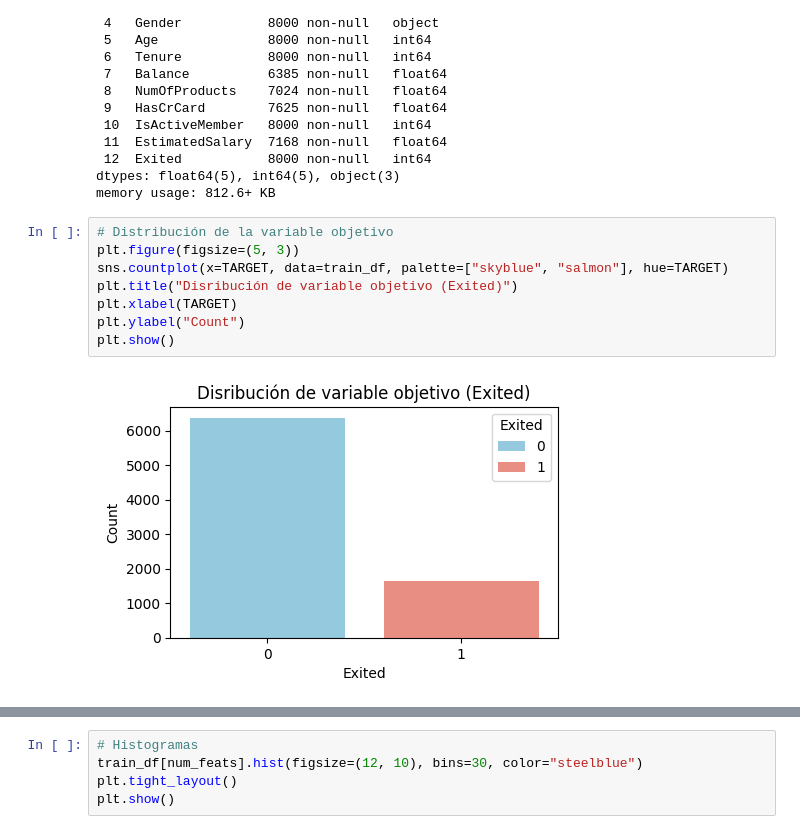
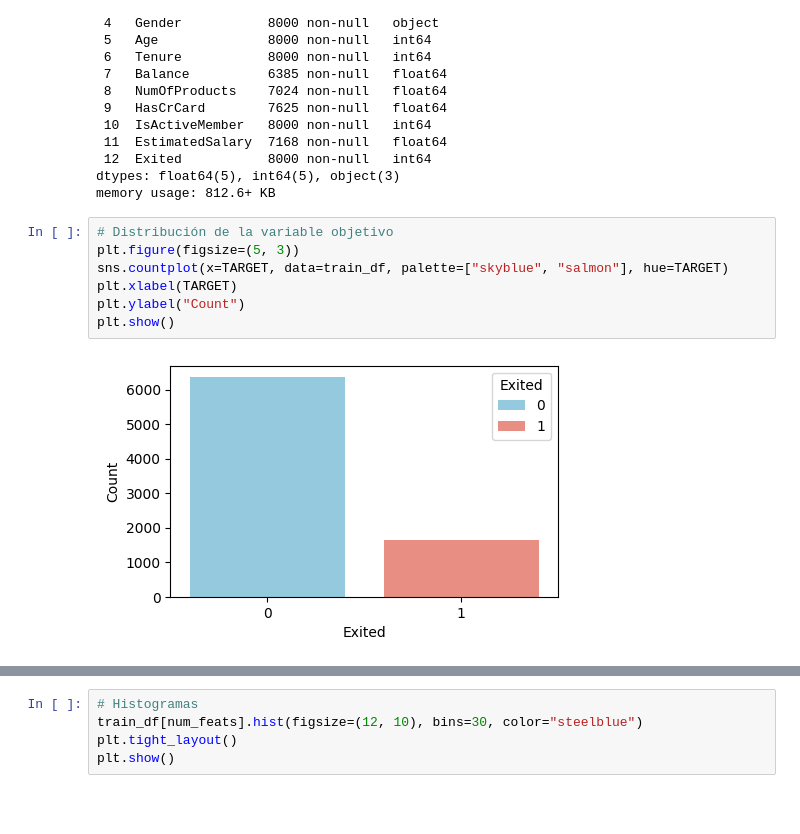
Before and after one commit to Pacatro/client_retention, a Jupyter notebook: main.ipynb, the cells around one changed output, grey strips where cells are left out. Saved outputs shown, nothing was run; the diff lists cells and outputs as text; blank space fills up the shorter version.

```diff
--- a/main.ipynb
+++ b/main.ipynb
@@ -171,13 +171,12 @@ memory usage: 812.6+ KB
 # %%
 # Distribución de la variable objetivo
 plt.figure(figsize=(5, 3))
 sns.countplot(x=TARGET, data=train_df, palette=["skyblue", "salmon"], hue=TARGET)
-plt.title("Disribución de variable objetivo (Exited)")
 plt.xlabel(TARGET)
 plt.ylabel("Count")
 plt.show()
 # %% [output]
-[figure, old version]
+[figure, new version]
 # %%
 # Distibución de caraterística bancarias por Exited
 bank_feats = ["CreditScore", "Balance", "NumOfProducts", "HasCrCard", "EstimatedSalary"]
```
Also changed, not shown: parts of 7 cells of this notebook, 5 other files.
